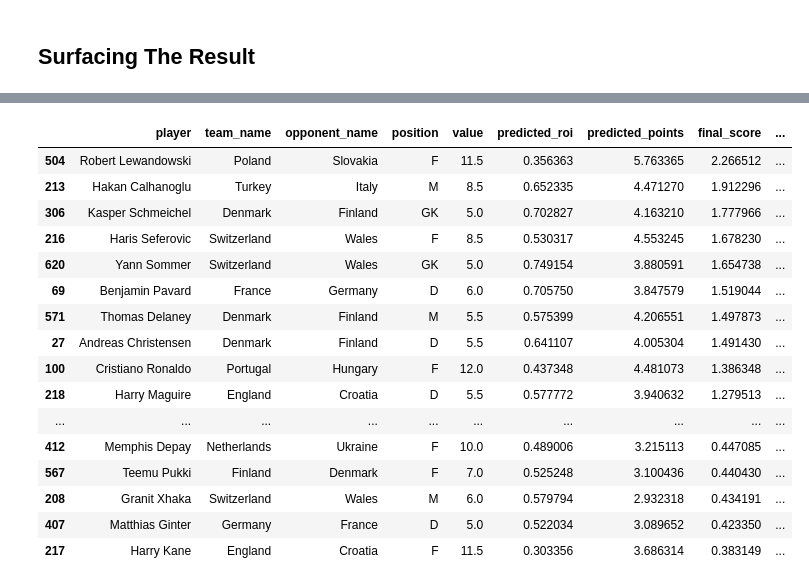
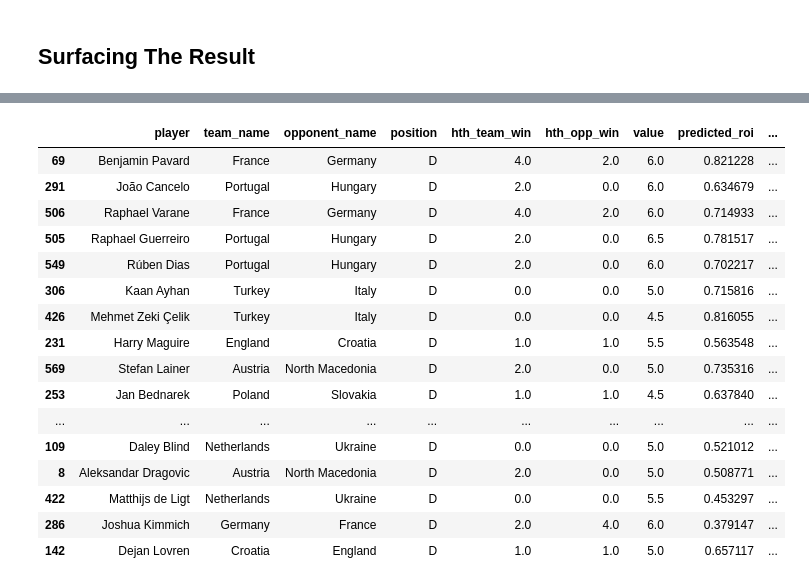
Before and after one commit to christianwbsn/moneyball, a Jupyter notebook: notebooks/2-modelling.ipynb, the cells around one changed output, grey strips where cells are left out. Saved outputs shown, nothing was run; the diff lists cells and outputs as text; code cells hidden in the pictures.

```diff
--- a/notebooks/2-modelling.ipynb
+++ b/notebooks/2-modelling.ipynb
@@ -67,7 +67,8 @@ columns = ['player', 'league_name', 'date', 'year',
            'last_md_assists', 'last_md_goals', 'prev_std_assists',
            'month', 'day', 'nation_jersey_number','team_name', 'opponent_name',
            'fantasy_points', 'prev_mean_goals', 'prev_median_min', "prev_std_goals",
-           "prev_team_highest_rank" , "prev_opponent_highest_rank", "is_senior"]
+           "prev_team_highest_rank" , "prev_opponent_highest_rank", "is_senior",
+           "hth_draw"]
 # %%
 fifa_col = ['attacking_crossing', 'attacking_finishing','attacking_heading_accuracy', 'attacking_short_passing',
             'attacking_volleys', 'skill_dribbling', 'skill_curve', 'height_cm', 'weight_kg',
@@ -228,6 +227,6 @@ players["final_score"] = players["scaled_points"] * 0.7 + players["scaled_roi"]
 # %%
 players = players.sort_values(by=["final_score"], ascending=False)
 # %%
-col = ["player", "team_name", "opponent_name", "position", "value", "predicted_roi", "predicted_points", "final_score", "prev_max_points", "prev_mean_points", "prev_std_points", "prev_ratio_starter", "prev_ratio_played"]
+col = ["player", "team_name", "opponent_name", "position", 'hth_team_win', 'hth_opp_win', "value", "predicted_roi", "predicted_points", "final_score", "prev_max_points", "prev_mean_points", "prev_std_points", "prev_ratio_starter", "prev_ratio_played"]
 # %%
 views = players[col]
@@ -234,20 +247,20 @@ views = players[col]
 # %%
-views.head(30)
+views[(views["position"] == "D")].head(30)
 # %% [output]
-|  | player | team_name | opponent_name | position | value | predicted_roi | predicted_points | final_score | ... |
-| 504 | Robert Lewandowski | Poland | Slovakia | F | 11.5 | 0.356363 | 5.763365 | 2.266512 | ... |
-| 213 | Hakan Calhanoglu | Turkey | Italy | M | 8.5 | 0.652335 | 4.471270 | 1.912296 | ... |
-| 306 | Kasper Schmeichel | Denmark | Finland | GK | 5.0 | 0.702827 | 4.163210 | 1.777966 | ... |
-| 216 | Haris Seferovic | Switzerland | Wales | F | 8.5 | 0.530317 | 4.553245 | 1.678230 | ... |
-| 620 | Yann Sommer | Switzerland | Wales | GK | 5.0 | 0.749154 | 3.880591 | 1.654738 | ... |
-| 69 | Benjamin Pavard | France | Germany | D | 6.0 | 0.705750 | 3.847579 | 1.519044 | ... |
-| 571 | Thomas Delaney | Denmark | Finland | M | 5.5 | 0.575399 | 4.206551 | 1.497873 | ... |
-| 27 | Andreas Christensen | Denmark | Finland | D | 5.5 | 0.641107 | 4.005304 | 1.491430 | ... |
-| 100 | Cristiano Ronaldo | Portugal | Hungary | F | 12.0 | 0.437348 | 4.481073 | 1.386348 | ... |
-| 218 | Harry Maguire | England | Croatia | D | 5.5 | 0.577772 | 3.940632 | 1.279513 | ... |
+|  | player | team_name | opponent_name | position | hth_team_win | hth_opp_win | value | predicted_roi | ... |
+| 69 | Benjamin Pavard | France | Germany | D | 4.0 | 2.0 | 6.0 | 0.821228 | ... |
+| 291 | João Cancelo | Portugal | Hungary | D | 2.0 | 0.0 | 6.0 | 0.634679 | ... |
+| 506 | Raphael Varane | France | Germany | D | 4.0 | 2.0 | 6.0 | 0.714933 | ... |
+| 505 | Raphael Guerreiro | Portugal | Hungary | D | 2.0 | 0.0 | 6.5 | 0.781517 | ... |
+| 549 | Rúben Dias | Portugal | Hungary | D | 2.0 | 0.0 | 6.0 | 0.702217 | ... |
+| 306 | Kaan Ayhan | Turkey | Italy | D | 0.0 | 0.0 | 5.0 | 0.715816 | ... |
+| 426 | Mehmet Zeki Çelik | Turkey | Italy | D | 0.0 | 0.0 | 4.5 | 0.816055 | ... |
+| 231 | Harry Maguire | England | Croatia | D | 1.0 | 1.0 | 5.5 | 0.563548 | ... |
+| 569 | Stefan Lainer | Austria | North Macedonia | D | 2.0 | 0.0 | 5.0 | 0.735316 | ... |
+| 253 | Jan Bednarek | Poland | Slovakia | D | 1.0 | 1.0 | 4.5 | 0.637840 | ... |
 | ... | ... | ... | ... | ... | ... | ... | ... | ... | ... |
-| 412 | Memphis Depay | Netherlands | Ukraine | F | 10.0 | 0.489006 | 3.215113 | 0.447085 | ... |
-| 567 | Teemu Pukki | Finland | Denmark | F | 7.0 | 0.525248 | 3.100436 | 0.440430 | ... |
-| 208 | Granit Xhaka | Switzerland | Wales | M | 6.0 | 0.579794 | 2.932318 | 0.434191 | ... |
-| 407 | Matthias Ginter | Germany | France | D | 5.0 | 0.522034 | 3.089652 | 0.423350 | ... |
-| 217 | Harry Kane | England | Croatia | F | 11.5 | 0.303356 | 3.686314 | 0.383149 | ... |
+| 109 | Daley Blind | Netherlands | Ukraine | D | 0.0 | 0.0 | 5.0 | 0.521012 | ... |
+| 8 | Aleksandar Dragovic | Austria | North Macedonia | D | 2.0 | 0.0 | 5.0 | 0.508771 | ... |
+| 422 | Matthijs de Ligt | Netherlands | Ukraine | D | 0.0 | 0.0 | 5.5 | 0.453297 | ... |
+| 286 | Joshua Kimmich | Germany | France | D | 2.0 | 4.0 | 6.0 | 0.379147 | ... |
+| 142 | Dejan Lovren | Croatia | England | D | 1.0 | 1.0 | 5.0 | 0.657117 | ... |
```
Also changed, not shown: parts of 12 cells of this notebook, 6 other files.
